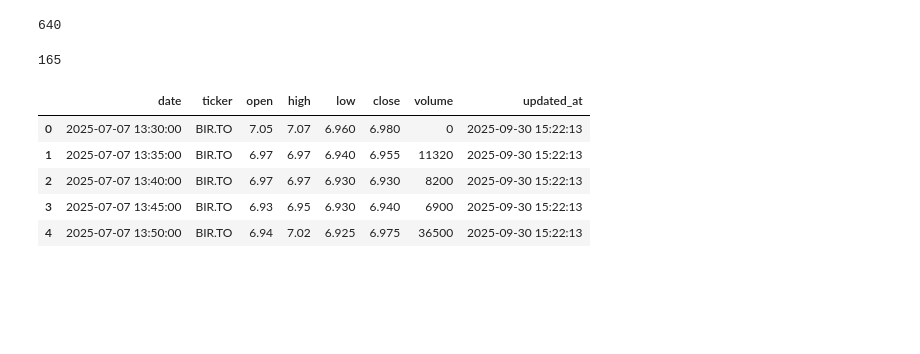
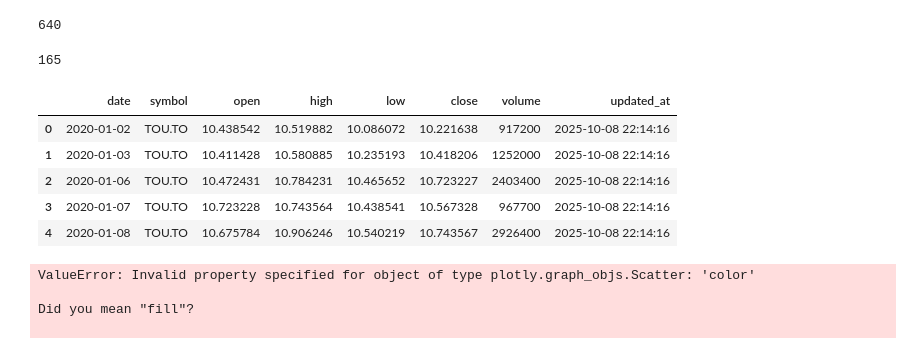
Before and after one commit to tomwmoore/tm-finance-lab, a Jupyter notebook: notebooks/sandbox.ipynb, the cells around one changed output. Cells and saved outputs as stored; diff of their text form; code cells hidden in the pictures; blank space fills up the shorter version.

Commit message:
investigating rolling mean visuals

```diff
--- a/notebooks/sandbox.ipynb
+++ b/notebooks/sandbox.ipynb
@@ -93,44 +127,59 @@ azure_engine = get_analytics_azure_engine()
 azure_upsert(data,azure_engine,'stock_prices')
 # %%
 # get data from postgres db
+symbol = 'TOU.TO'
 azure_engine = get_analytics_azure_engine()
-select_query = f"select * from stock_prices where ticker = '{ticker}'"
+select_query = f"select * from stock_prices where symbol = '{symbol}'"
 
 df = pd.read_sql(select_query,azure_engine)
 
-# convert time to EST
-# df['date'] = df['date'].dt.tz_convert('America/Toronto')
-
-
 df.head()
 # %% [output]
-|  | date | ticker | open | high | low | close | volume | updated_at |
-| 0 | 2025-07-07 13:30:00 | BIR.TO | 7.05 | 7.07 | 6.960 | 6.980 | 0 | 2025-09-30 15:22:13 |
-| 1 | 2025-07-07 13:35:00 | BIR.TO | 6.97 | 6.97 | 6.940 | 6.955 | 11320 | 2025-09-30 15:22:13 |
-| 2 | 2025-07-07 13:40:00 | BIR.TO | 6.97 | 6.97 | 6.930 | 6.930 | 8200 | 2025-09-30 15:22:13 |
-| 3 | 2025-07-07 13:45:00 | BIR.TO | 6.93 | 6.95 | 6.930 | 6.940 | 6900 | 2025-09-30 15:22:13 |
-| 4 | 2025-07-07 13:50:00 | BIR.TO | 6.94 | 7.02 | 6.925 | 6.975 | 36500 | 2025-09-30 15:22:13 |
+|  | date | symbol | open | high | low | close | volume | updated_at |
+| 0 | 2020-01-02 | TOU.TO | 10.438542 | 10.519882 | 10.086072 | 10.221638 | 917200 | 2025-10-08 22:14:16 |
+| 1 | 2020-01-03 | TOU.TO | 10.411428 | 10.580885 | 10.235193 | 10.418206 | 1252000 | 2025-10-08 22:14:16 |
+| 2 | 2020-01-06 | TOU.TO | 10.472431 | 10.784231 | 10.465652 | 10.723227 | 2403400 | 2025-10-08 22:14:16 |
+| 3 | 2020-01-07 | TOU.TO | 10.723228 | 10.743564 | 10.438541 | 10.567328 | 967700 | 2025-10-08 22:14:16 |
+| 4 | 2020-01-08 | TOU.TO | 10.675784 | 10.906246 | 10.540219 | 10.743567 | 2926400 | 2025-10-08 22:14:16 |
 # %%
+# Get rolling average
+df['rolling_avg'] = df['close'].rolling(window=15).mean()
+
 # visualize prices
 import plotly.graph_objects as go
 
 fig = go.Figure()
 
 fig.add_trace(go.Scatter(
-    x = df['date'], y = df['open'],
+    x = df['date'], y = df['close'],
     name = 'price',
     yaxis = 'y1',
-    mode = 'lines+markers'
+    mode = 'lines+markers',
+    color = 'black'
 
 ))
+
+# fig.add_trace(go.Scatter(
+#     x = df['date'], y = df['close'],
+#     name = 'price',
+#     yaxis = 'y1',
+#     mode = 'lines+markers'async
+
+# ))
+
 
 
 # Layout with multiple y-axes
 fig.update_layout(
-    title='Da Title',
+    title=f'Stock: {symbol}',
     xaxis=dict(title='Date'),
     yaxis=dict(title='Series 1', side='left'),
     legend=dict(x=0.01, y=0.99)
 )
 
 fig.show()
+# %% [output]
+ValueError: Invalid property specified for object of type plotly.graph_objs.Scatter: 'color'
+
+Did you mean "fill"?
+
```
Also changed, not shown: parts of 5 cells of this notebook.
